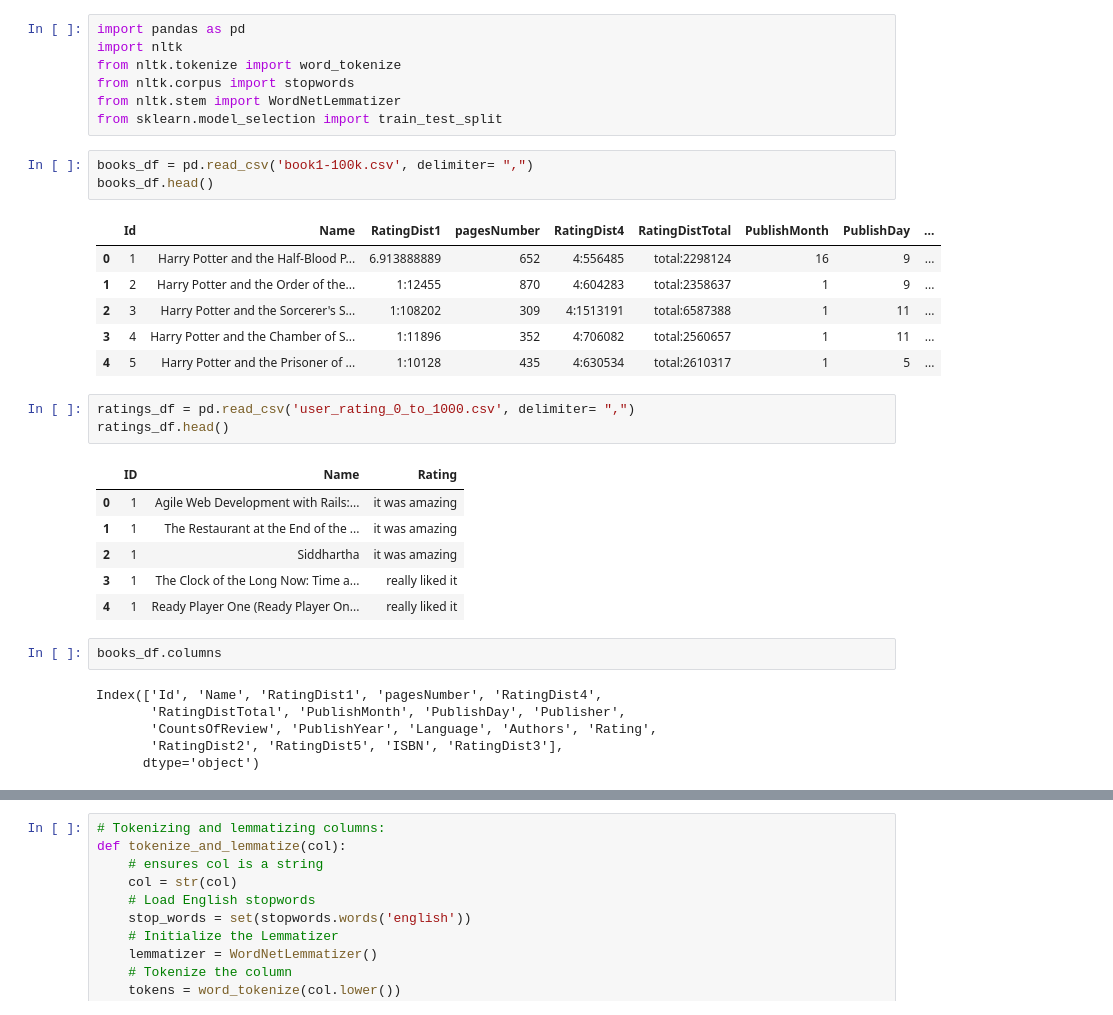
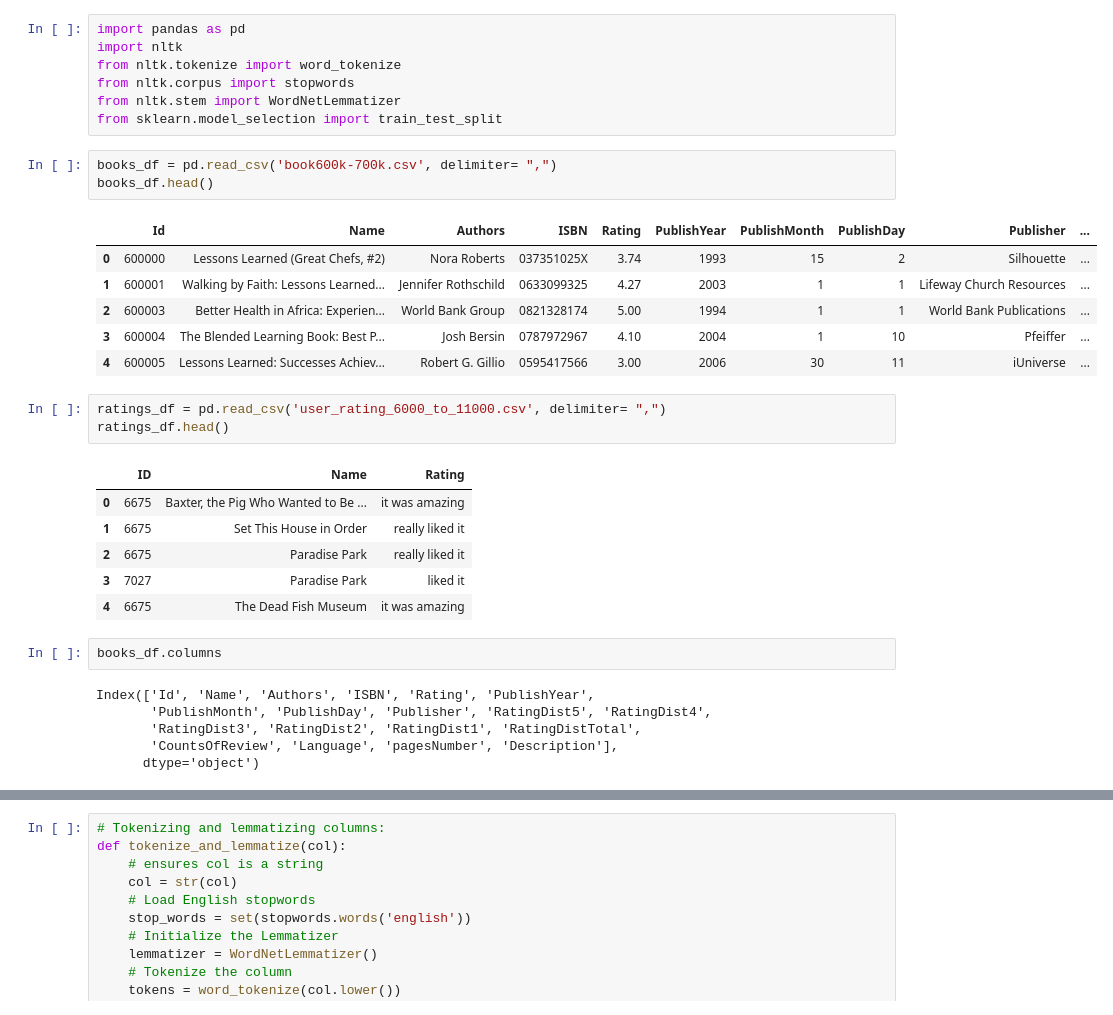
Before and after one commit to claricevanderpaardt/TM_Project, a Jupyter notebook: Preprocessing+Model1.ipynb, the cells around one changed output, grey strips where cells are left out. Saved outputs shown, nothing was run; the diff lists cells and outputs as text.

```diff
--- a/Preprocessing+Model1.ipynb
+++ b/Preprocessing+Model1.ipynb
@@ -6,32 +6,32 @@ from nltk.corpus import stopwords
 from nltk.stem import WordNetLemmatizer
 from sklearn.model_selection import train_test_split
 # %%
-books_df = pd.read_csv('book1-100k.csv', delimiter= ",")
+books_df = pd.read_csv('book600k-700k.csv', delimiter= ",")
 books_df.head()
 # %% [output]
-|  | Id | Name | RatingDist1 | pagesNumber | RatingDist4 | RatingDistTotal | PublishMonth | PublishDay | ... |
-| 0 | 1 | Harry Potter and the Half-Blood P... | 6.913888889 | 652 | 4:556485 | total:2298124 | 16 | 9 | ... |
-| 1 | 2 | Harry Potter and the Order of the... | 1:12455 | 870 | 4:604283 | total:2358637 | 1 | 9 | ... |
-| 2 | 3 | Harry Potter and the Sorcerer's S... | 1:108202 | 309 | 4:1513191 | total:6587388 | 1 | 11 | ... |
-| 3 | 4 | Harry Potter and the Chamber of S... | 1:11896 | 352 | 4:706082 | total:2560657 | 1 | 11 | ... |
-| 4 | 5 | Harry Potter and the Prisoner of ... | 1:10128 | 435 | 4:630534 | total:2610317 | 1 | 5 | ... |
+|  | Id | Name | Authors | ISBN | Rating | PublishYear | PublishMonth | PublishDay | Publisher | ... |
+| 0 | 600000 | Lessons Learned (Great Chefs, #2) | Nora Roberts | 037351025X | 3.74 | 1993 | 15 | 2 | Silhouette | ... |
+| 1 | 600001 | Walking by Faith: Lessons Learned... | Jennifer Rothschild | 0633099325 | 4.27 | 2003 | 1 | 1 | Lifeway Church Resources | ... |
+| 2 | 600003 | Better Health in Africa: Experien... | World Bank Group | 0821328174 | 5.00 | 1994 | 1 | 1 | World Bank Publications | ... |
+| 3 | 600004 | The Blended Learning Book: Best P... | Josh Bersin | 0787972967 | 4.10 | 2004 | 1 | 10 | Pfeiffer | ... |
+| 4 | 600005 | Lessons Learned: Successes Achiev... | Robert G. Gillio | 0595417566 | 3.00 | 2006 | 30 | 11 | iUniverse | ... |
 # %%
-ratings_df = pd.read_csv('user_rating_0_to_1000.csv', delimiter= ",")
+ratings_df = pd.read_csv('user_rating_6000_to_11000.csv', delimiter= ",")
 ratings_df.head()
 # %% [output]
 |  | ID | Name | Rating |
-| 0 | 1 | Agile Web Development with Rails:... | it was amazing |
-| 1 | 1 | The Restaurant at the End of the ... | it was amazing |
-| 2 | 1 | Siddhartha | it was amazing |
-| 3 | 1 | The Clock of the Long Now: Time a... | really liked it |
-| 4 | 1 | Ready Player One (Ready Player On... | really liked it |
+| 0 | 6675 | Baxter, the Pig Who Wanted to Be ... | it was amazing |
+| 1 | 6675 | Set This House in Order | really liked it |
+| 2 | 6675 | Paradise Park | really liked it |
+| 3 | 7027 | Paradise Park | liked it |
+| 4 | 6675 | The Dead Fish Museum | it was amazing |
 # %%
 books_df.columns
 # %% [output]
-Index(['Id', 'Name', 'RatingDist1', 'pagesNumber', 'RatingDist4',
-       'RatingDistTotal', 'PublishMonth', 'PublishDay', 'Publisher',
-       'CountsOfReview', 'PublishYear', 'Language', 'Authors', 'Rating',
-       'RatingDist2', 'RatingDist5', 'ISBN', 'RatingDist3'],
+Index(['Id', 'Name', 'Authors', 'ISBN', 'Rating', 'PublishYear',
+       'PublishMonth', 'PublishDay', 'Publisher', 'RatingDist5', 'RatingDist4',
+       'RatingDist3', 'RatingDist2', 'RatingDist1', 'RatingDistTotal',
+       'CountsOfReview', 'Language', 'pagesNumber', 'Description'],
       dtype='object')
 # %%
 merged_df = pd.merge(books_df, ratings_df, on='Name')
```
Also changed, not shown: parts of 26 cells of this notebook.
